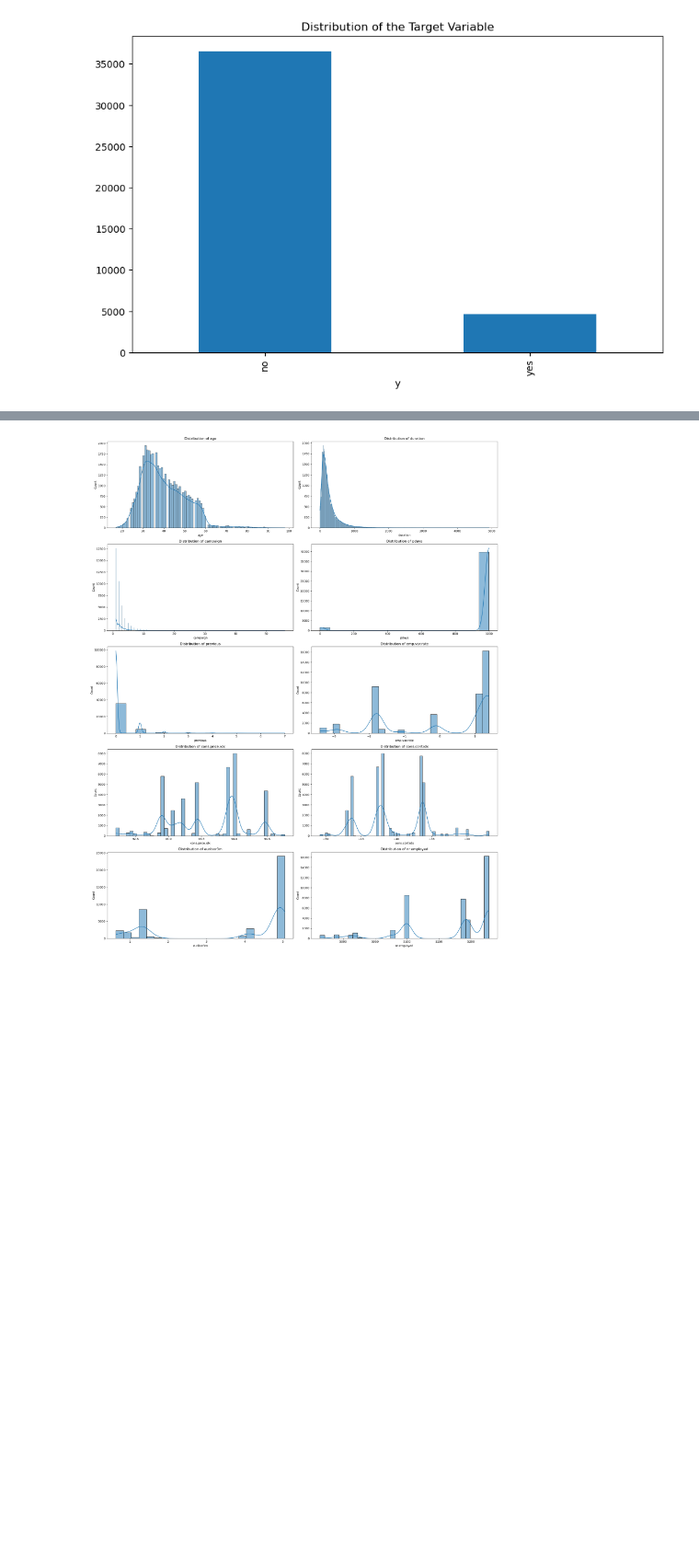
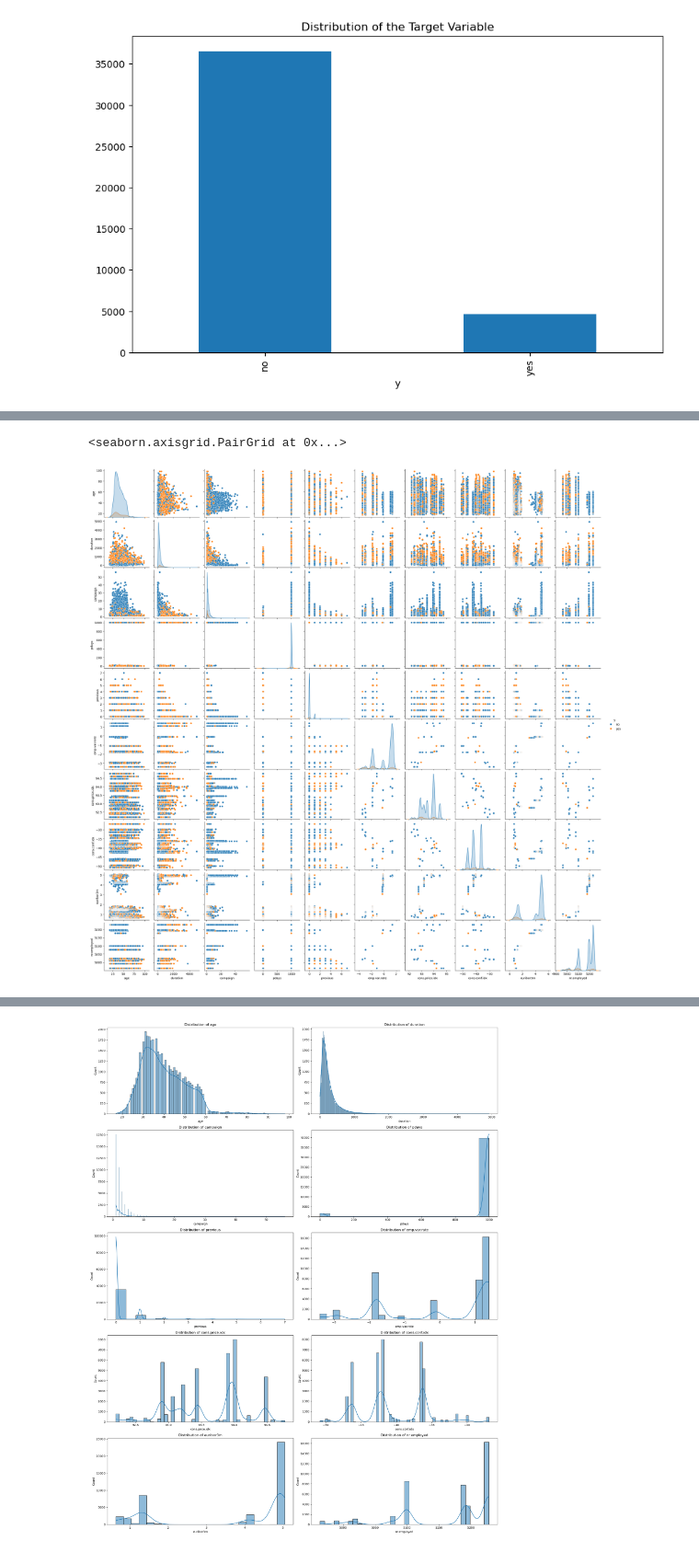
Before and after one commit to Geovannyy/Geovannyy-ML-DM-with-Python-and-Azure-ML-Studio, a Jupyter notebook: notebooks/Task_1_Classification.ipynb, the cells around one changed output, grey strips where cells are left out. Shown at 92% size. Saved outputs shown, nothing was run; the diff lists cells and outputs as text; code cells hidden in the pictures; blank space fills up the shorter version.

```diff
--- a/notebooks/Task_1_Classification.ipynb
+++ b/notebooks/Task_1_Classification.ipynb
@@ -227,0 +229,8 @@ plt.close()
+# %%
+# Plot the dataset in a pairplot to see the relationship between the features.
+# The pairplot method is used to plot pairwise relationships in a dataset using Seaborn.
+
+sns.pairplot(df, hue='y')
+# %% [output]
+<seaborn.axisgrid.PairGrid at 0x...>
+[figure, added]
```
Also changed, not shown: parts of 9 cells of this notebook, 3 other files.
